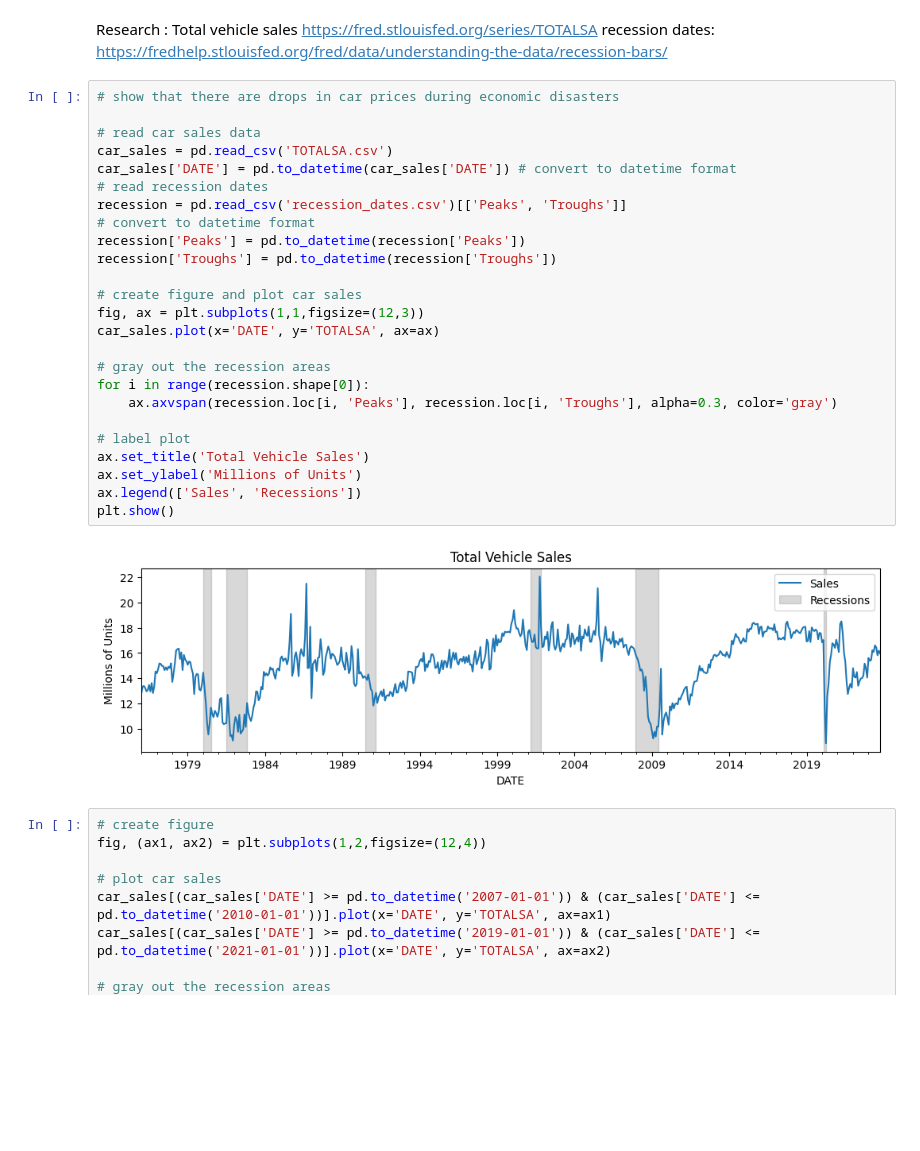
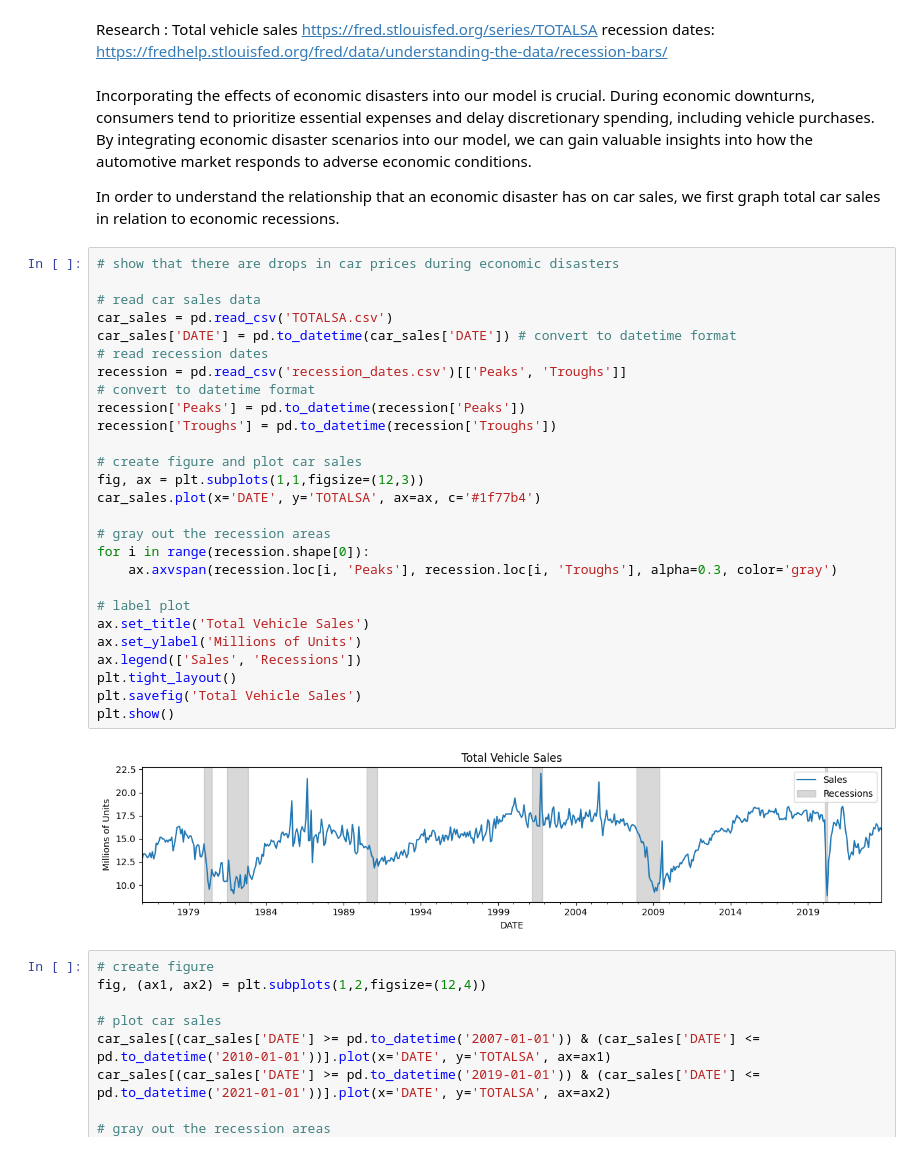
Before and after one commit to binDebug3/EVAdoption, a Jupyter notebook: eliza.ipynb, the cells around one changed output. Drawn from its saved outputs; the diff is of its cells as text; blank space fills up the shorter version.

```diff
--- a/eliza.ipynb
+++ b/eliza.ipynb
@@ -87,33 +92,39 @@ Electric:  0.00201772178642011
 Research :
 Total vehicle sales https://fred.stlouisfed.org/series/TOTALSA
 recession dates: https://fredhelp.stlouisfed.org/fred/data/understanding-the-data/recession-bars/
+# %% [markdown]
+Incorporating the effects of economic disasters into our model is crucial. During economic downturns, consumers tend to prioritize essential expenses and delay discretionary spending, including vehicle purchases. By integrating economic disaster scenarios into our model, we can gain valuable insights into how the automotive market responds to adverse economic conditions.
+
+In order to understand the relationship that an economic disaster has on car sales, we first graph total car sales in relation to economic recessions.
 # %%
 # show that there are drops in car prices during economic disasters
 
 # read car sales data
 car_sales = pd.read_csv('TOTALSA.csv')
 car_sales['DATE'] = pd.to_datetime(car_sales['DATE']) # convert to datetime format
 # read recession dates
 recession = pd.read_csv('recession_dates.csv')[['Peaks', 'Troughs']]
 # convert to datetime format
 recession['Peaks'] = pd.to_datetime(recession['Peaks'])
 recession['Troughs'] = pd.to_datetime(recession['Troughs'])
 
 # create figure and plot car sales
 fig, ax = plt.subplots(1,1,figsize=(12,3))
-car_sales.plot(x='DATE', y='TOTALSA', ax=ax)
+car_sales.plot(x='DATE', y='TOTALSA', ax=ax, c='#1f77b4')
 
 # gray out the recession areas
 for i in range(recession.shape[0]):
     ax.axvspan(recession.loc[i, 'Peaks'], recession.loc[i, 'Troughs'], alpha=0.3, color='gray')
 
 # label plot
 ax.set_title('Total Vehicle Sales')
 ax.set_ylabel('Millions of Units')
 ax.legend(['Sales', 'Recessions'])
+plt.tight_layout()
+plt.savefig('Total Vehicle Sales')
 plt.show()
 # %% [output]
-[figure, old version]
+[figure, new version]
 # %%
 # create figure
 fig, (ax1, ax2) = plt.subplots(1,2,figsize=(12,4))
```
Also changed, not shown: parts of 6 cells of this notebook, 1 other file.
